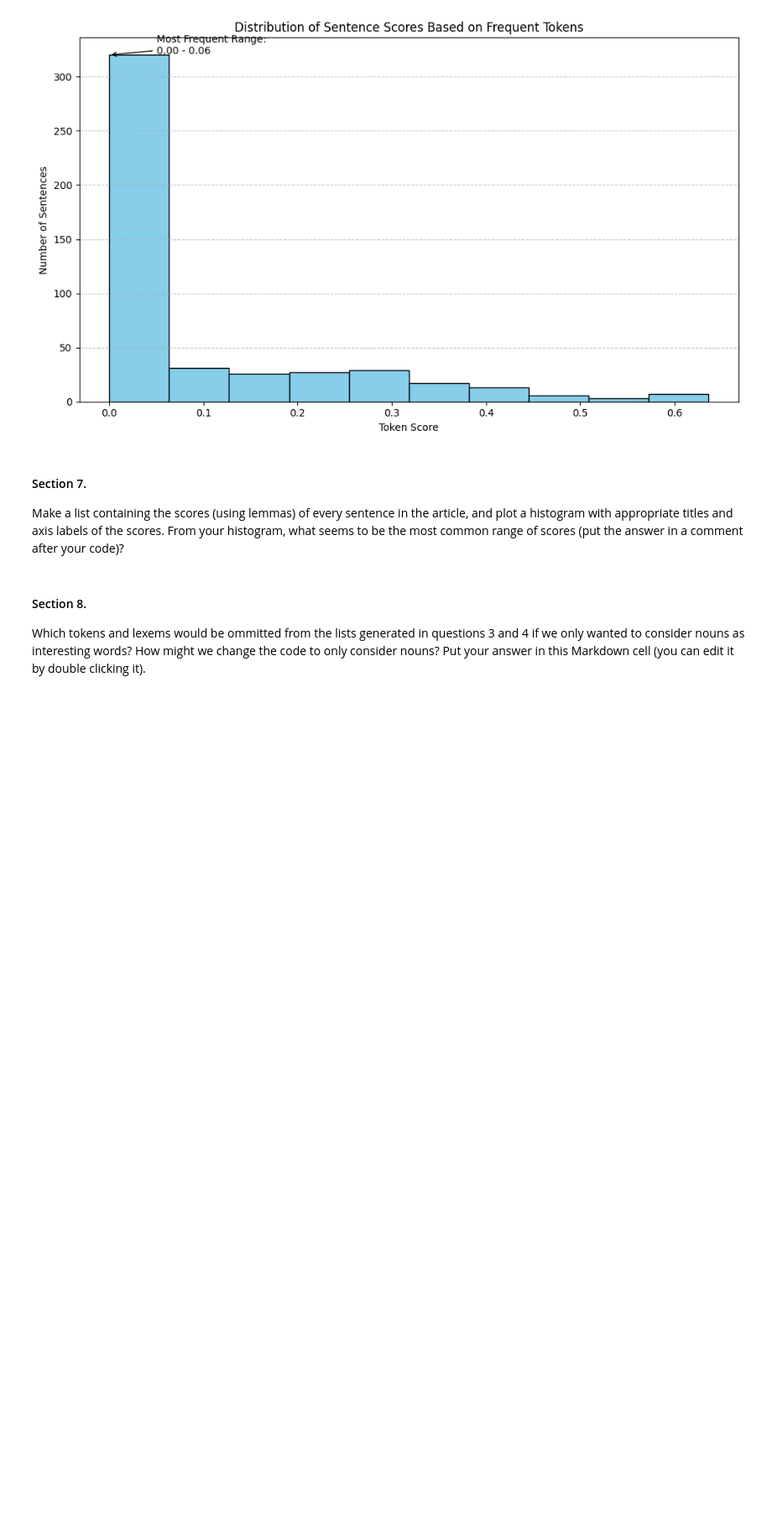
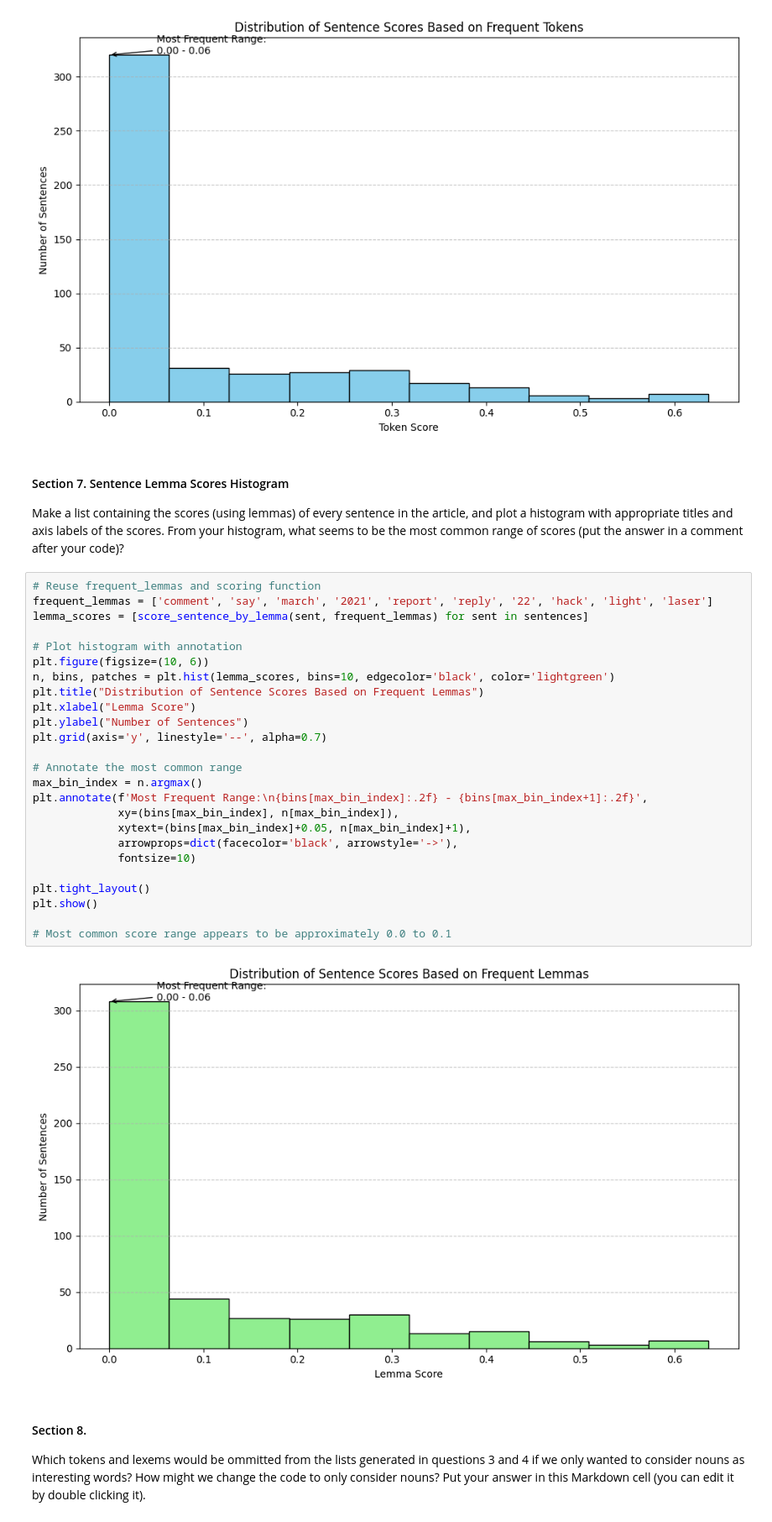
Before and after one commit to Data-Git-Hub/web-scraping, a Jupyter notebook: web-scraping.ipynb, the cells around one changed output. Shown: that part at 84% size. Cells and saved outputs as stored; diff of their text form; blank space fills up the shorter version.

```diff
--- a/web-scraping.ipynb
+++ b/web-scraping.ipynb
@@ -303,8 +303,35 @@ plt.show()
 # %% [output]
 [figure]
 # %% [markdown]
-#### Section 7.
+#### Section 7. Sentence Lemma Scores Histogram
 Make a list containing the scores (using lemmas) of every sentence in the article, and plot a histogram with appropriate titles and axis labels of the scores.  From your histogram, what seems to be the most common range of scores (put the answer in a comment after your code)? <br>
+# %%
+# Reuse frequent_lemmas and scoring function
+frequent_lemmas = ['comment', 'say', 'march', '2021', 'report', 'reply', '22', 'hack', 'light', 'laser']
+lemma_scores = [score_sentence_by_lemma(sent, frequent_lemmas) for sent in sentences]
+
+# Plot histogram with annotation
+plt.figure(figsize=(10, 6))
+n, bins, patches = plt.hist(lemma_scores, bins=10, edgecolor='black', color='lightgreen')
+plt.title("Distribution of Sentence Scores Based on Frequent Lemmas")
+plt.xlabel("Lemma Score")
+plt.ylabel("Number of Sentences")
+plt.grid(axis='y', linestyle='--', alpha=0.7)
+
+# Annotate the most common range
+max_bin_index = n.argmax()
+plt.annotate(f'Most Frequent Range:\n{bins[max_bin_index]:.2f} - {bins[max_bin_index+1]:.2f}',
+             xy=(bins[max_bin_index], n[max_bin_index]),
+             xytext=(bins[max_bin_index]+0.05, n[max_bin_index]+1),
+             arrowprops=dict(facecolor='black', arrowstyle='->'),
+             fontsize=10)
+
+plt.tight_layout()
+plt.show()
+
+# Most common score range appears to be approximately 0.0 to 0.1
+# %% [output]
+[figure, added]
 # %% [markdown]
 #### Section 8.
 Which tokens and lexems would be ommitted from the lists generated in questions 3 and 4 if we only wanted to consider nouns as interesting words?  How might we change the code to only consider nouns? Put your answer in this Markdown cell (you can edit it by double clicking it). <br>
```
Also changed, not shown: 1 other file.
